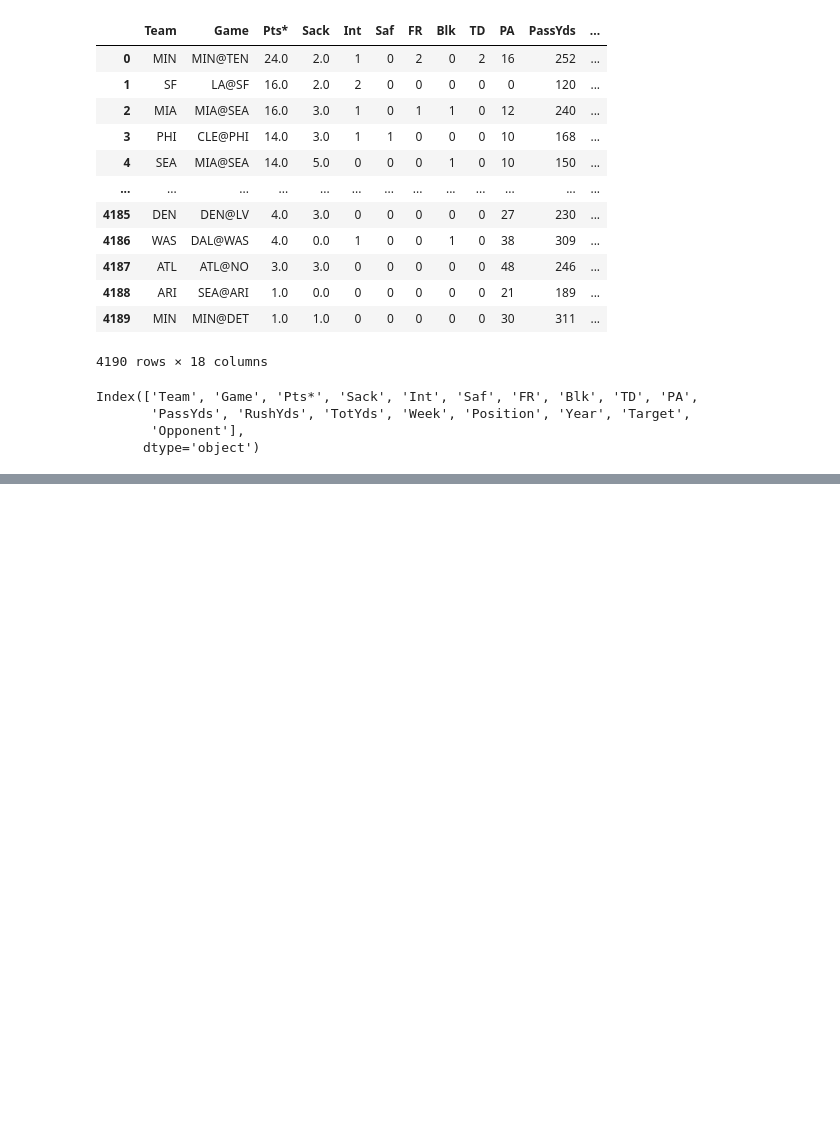
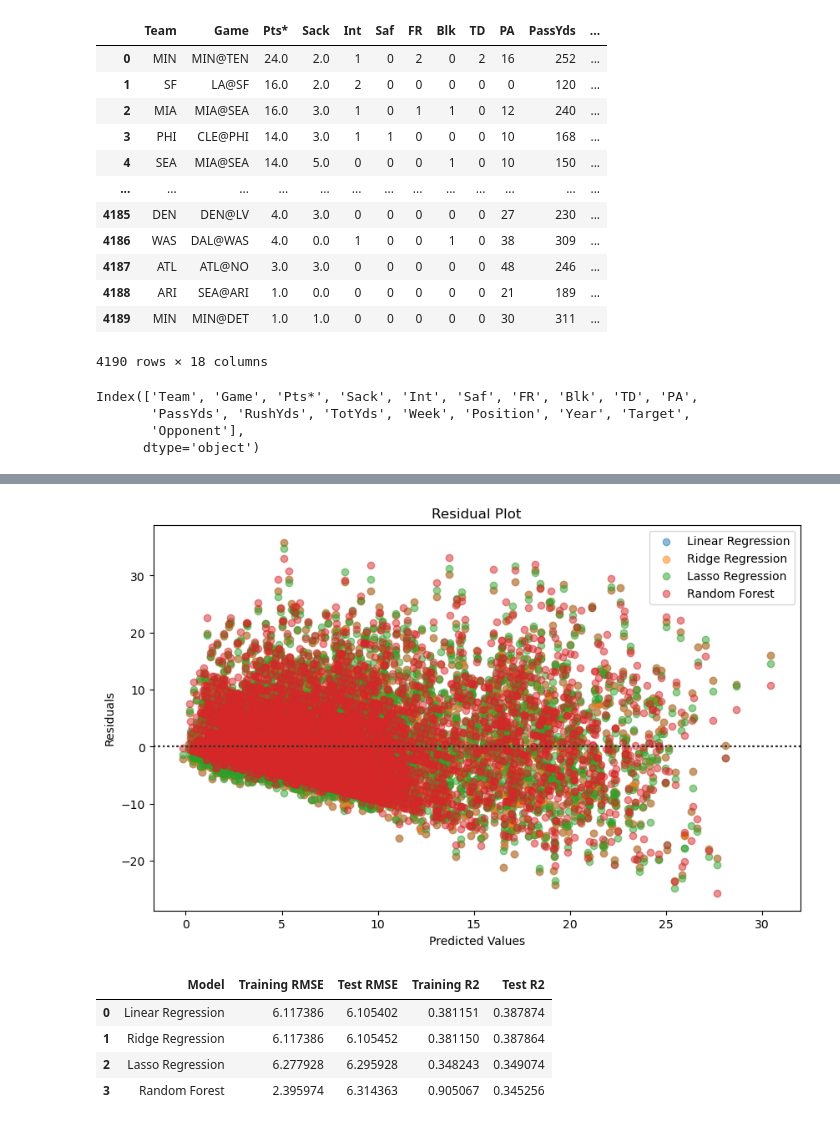
Before and after one commit to ky-flores/Fantasy-Football-Points-Prediction, a Jupyter notebook: Cleaning-Feature Engineering-Modeling.ipynb, the cells around one changed output, grey strips where cells are left out. Saved outputs shown, nothing was run; the diff lists cells and outputs as text; code cells hidden in the pictures; blank space fills up the shorter version.

```diff
--- a/Cleaning-Feature Engineering-Modeling.ipynb
+++ b/Cleaning-Feature Engineering-Modeling.ipynb
@@ -128,0 +153,3 @@ Index(['Team', 'Game', 'Pts*', 'Sack', 'Int', 'Saf', 'FR', 'Blk', 'TD', 'PA',
+# %%
+offense = offense.rename(columns={'target':'Target'})
+offense
@@ -135,0 +223,36 @@ Name: count, dtype: int64
+# %%
+def calculate_average_points_last_n_games(dataframe, n, indicator):
+    df_sorted = dataframe.sort_values(by=[indicator, 'Year','Week'])
+
+    df_sorted[f'{n}GameAvg'] = 0.0
+
+
+    for player in dataframe[indicator].unique():
+
+        player_indices = df_sorted[df_sorted[indicator] == player].index.tolist()
+
+
+        for i, idx in enumerate(player_indices):
+            start_idx = max(0, i - n + 1)
+            end_idx = i + 1
+            last_n_points = df_sorted.loc[player_indices[start_idx:end_idx], 'Pts*']
+            avg_points = last_n_points.mean()
+
+            df_sorted.at[idx, f'{n}GameAvg'] = avg_points
+
+    return df_sorted.sort_values(by=['Year','Week'])
+
+
+def delete_rows_without_2023_games(dataframe, indicator):
+    dataframe_2023 = dataframe[dataframe['Year'] == 2023]
+
+    players_2023 = dataframe_2023[indicator].unique()
+
+    dataframe = dataframe[dataframe[indicator].isin(players_2023)]
+
+    return dataframe
+# %%
+offense1 = offense.copy()
+offense1 = offense1.dropna()
+offense1 = calculate_average_points_last_n_games(offense1,3,'Player')
+offense1
@@ -135,0 +393,9 @@ Name: count, dtype: int64
+# %%
+regression_pipeline_eval(offense1, 'Target', only_nums=True)
+# %% [output]
+[figure, added]
+|  | Model | Training RMSE | Test RMSE | Training R2 | Test R2 |
+| 0 | Linear Regression | 6.117386 | 6.105402 | 0.381151 | 0.387874 |
+| 1 | Ridge Regression | 6.117386 | 6.105452 | 0.381150 | 0.387864 |
+| 2 | Lasso Regression | 6.277928 | 6.295928 | 0.348243 | 0.349074 |
+| 3 | Random Forest | 2.395974 | 6.314363 | 0.905067 | 0.345256 |
```
Also changed, not shown: parts of 37 cells of this notebook.
